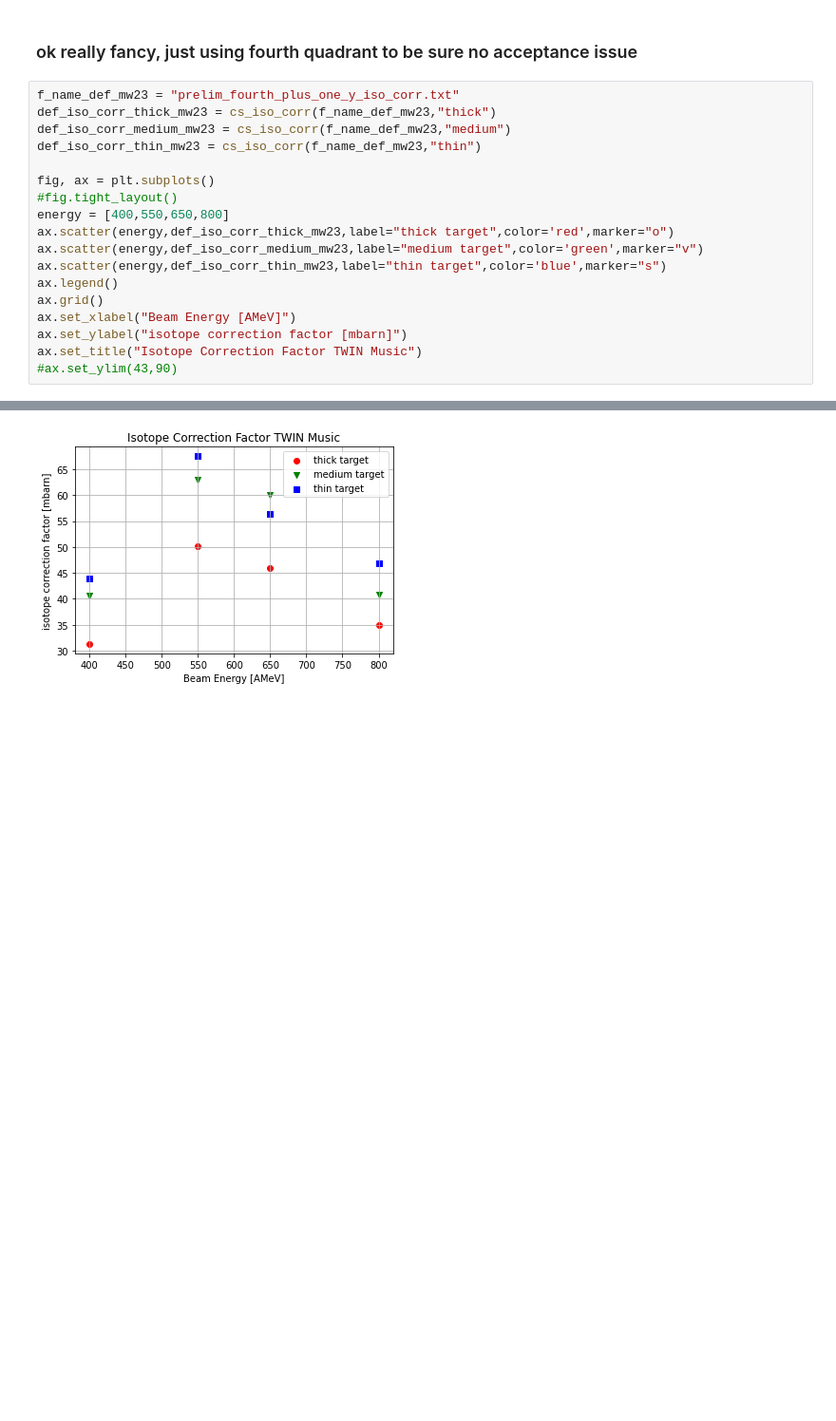
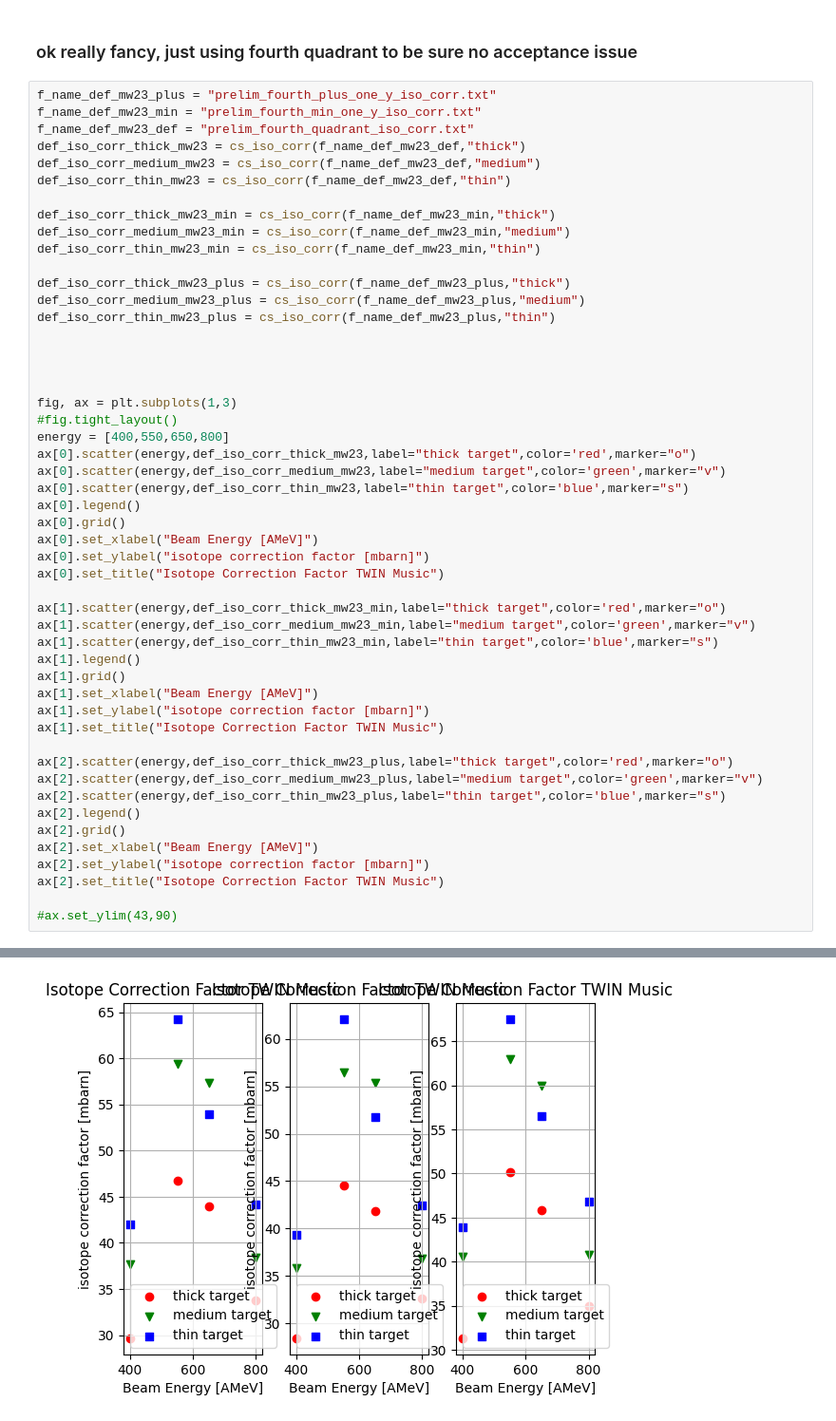
Before and after one commit to jenegger/r3bweek24_gsi, a Jupyter notebook: iso_analysis.ipynb, the cells around one changed output, grey strips where cells are left out. Shown at 95% size. Cells and saved outputs as stored; diff of their text form; blank space fills up the shorter version.

```diff
--- a/iso_analysis.ipynb
+++ b/iso_analysis.ipynb
@@ -253,23 +253,55 @@ ax.set_ylim(43,90)
 # %% [markdown]
 ### ok really fancy, just using fourth quadrant to be sure no acceptance issue
 # %%
-f_name_def_mw23 = "prelim_fourth_plus_one_y_iso_corr.txt"
-def_iso_corr_thick_mw23 = cs_iso_corr(f_name_def_mw23,"thick")
-def_iso_corr_medium_mw23 = cs_iso_corr(f_name_def_mw23,"medium")
-def_iso_corr_thin_mw23 = cs_iso_corr(f_name_def_mw23,"thin")
+f_name_def_mw23_plus = "prelim_fourth_plus_one_y_iso_corr.txt"
+f_name_def_mw23_min = "prelim_fourth_min_one_y_iso_corr.txt"
+f_name_def_mw23_def = "prelim_fourth_quadrant_iso_corr.txt"
+def_iso_corr_thick_mw23 = cs_iso_corr(f_name_def_mw23_def,"thick")
+def_iso_corr_medium_mw23 = cs_iso_corr(f_name_def_mw23_def,"medium")
+def_iso_corr_thin_mw23 = cs_iso_corr(f_name_def_mw23_def,"thin")
 
-fig, ax = plt.subplots()
+def_iso_corr_thick_mw23_min = cs_iso_corr(f_name_def_mw23_min,"thick")
+def_iso_corr_medium_mw23_min = cs_iso_corr(f_name_def_mw23_min,"medium")
+def_iso_corr_thin_mw23_min = cs_iso_corr(f_name_def_mw23_min,"thin")
+
+def_iso_corr_thick_mw23_plus = cs_iso_corr(f_name_def_mw23_plus,"thick")
+def_iso_corr_medium_mw23_plus = cs_iso_corr(f_name_def_mw23_plus,"medium")
+def_iso_corr_thin_mw23_plus = cs_iso_corr(f_name_def_mw23_plus,"thin")
+
+
+
+
+fig, ax = plt.subplots(1,3)
 #fig.tight_layout()
 energy = [400,550,650,800]
-ax.scatter(energy,def_iso_corr_thick_mw23,label="thick target",color='red',marker="o")
-ax.scatter(energy,def_iso_corr_medium_mw23,label="medium target",color='green',marker="v")
-ax.scatter(energy,def_iso_corr_thin_mw23,label="thin target",color='blue',marker="s")
-ax.legend()
-ax.grid()
-ax.set_xlabel("Beam Energy [AMeV]")
-ax.set_ylabel("isotope correction factor [mbarn]")
-ax.set_title("Isotope Correction Factor TWIN Music")
+ax[0].scatter(energy,def_iso_corr_thick_mw23,label="thick target",color='red',marker="o")
+ax[0].scatter(energy,def_iso_corr_medium_mw23,label="medium target",color='green',marker="v")
+ax[0].scatter(energy,def_iso_corr_thin_mw23,label="thin target",color='blue',marker="s")
+ax[0].legend()
+ax[0].grid()
+ax[0].set_xlabel("Beam Energy [AMeV]")
+ax[0].set_ylabel("isotope correction factor [mbarn]")
+ax[0].set_title("Isotope Correction Factor TWIN Music")
+
+ax[1].scatter(energy,def_iso_corr_thick_mw23_min,label="thick target",color='red',marker="o")
+ax[1].scatter(energy,def_iso_corr_medium_mw23_min,label="medium target",color='green',marker="v")
+ax[1].scatter(energy,def_iso_corr_thin_mw23_min,label="thin target",color='blue',marker="s")
+ax[1].legend()
+ax[1].grid()
+ax[1].set_xlabel("Beam Energy [AMeV]")
+ax[1].set_ylabel("isotope correction factor [mbarn]")
+ax[1].set_title("Isotope Correction Factor TWIN Music")
+
+ax[2].scatter(energy,def_iso_corr_thick_mw23_plus,label="thick target",color='red',marker="o")
+ax[2].scatter(energy,def_iso_corr_medium_mw23_plus,label="medium target",color='green',marker="v")
+ax[2].scatter(energy,def_iso_corr_thin_mw23_plus,label="thin target",color='blue',marker="s")
+ax[2].legend()
+ax[2].grid()
+ax[2].set_xlabel("Beam Energy [AMeV]")
+ax[2].set_ylabel("isotope correction factor [mbarn]")
+ax[2].set_title("Isotope Correction Factor TWIN Music")
+
 #ax.set_ylim(43,90)
 # %% [output]
 Text(0.5, 1.0, 'Isotope Correction Factor TWIN Music')
-[figure, old version]
+[figure, new version]
```
Also changed, not shown: parts of 9 cells of this notebook.
